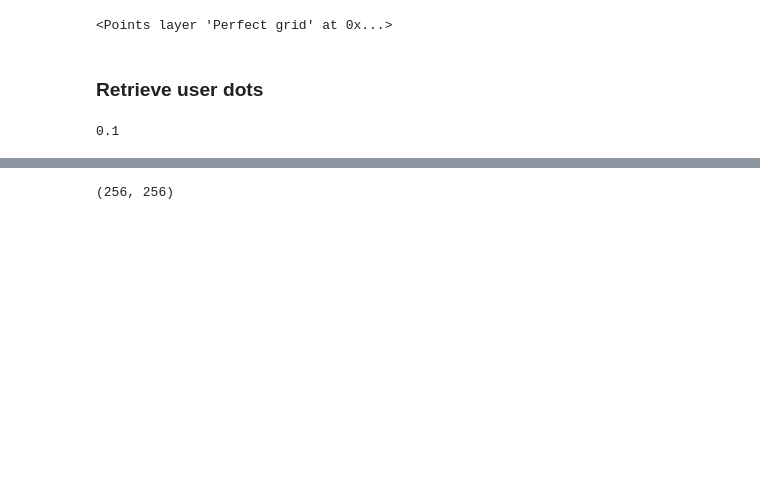
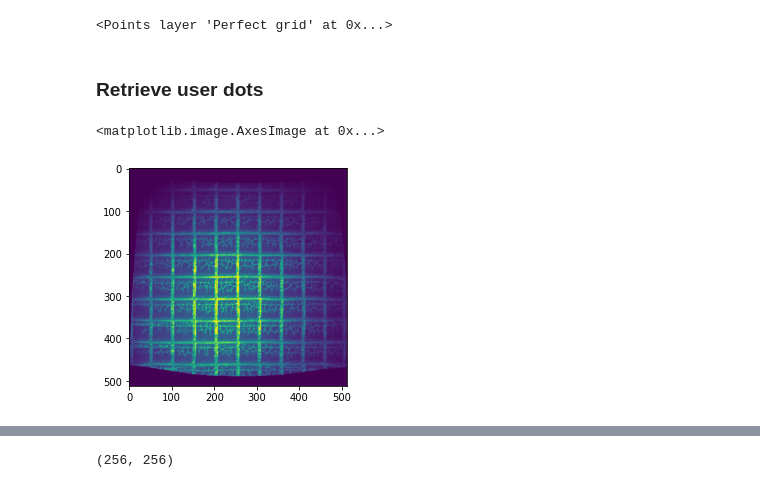
Before and after one commit to horsto/napari-mini-unwarp, a Jupyter notebook: Unwarp procedures2.ipynb, the cells around one changed output, grey strips where cells are left out. Cells and saved outputs as stored; diff of their text form; code cells hidden in the pictures; blank space fills up the shorter version.

```diff
--- a/Unwarp procedures2.ipynb
+++ b/Unwarp procedures2.ipynb
@@ -159,4 +145,5 @@ else:
-# %%
-start_margin
-# %% [output]
-0.1
+# %%
+plt.imshow(unwarped)
+# %% [output]
+<matplotlib.image.AxesImage at 0x...>
+[figure, added]
```
Also changed, not shown: parts of 11 cells of this notebook, 3 other files.
